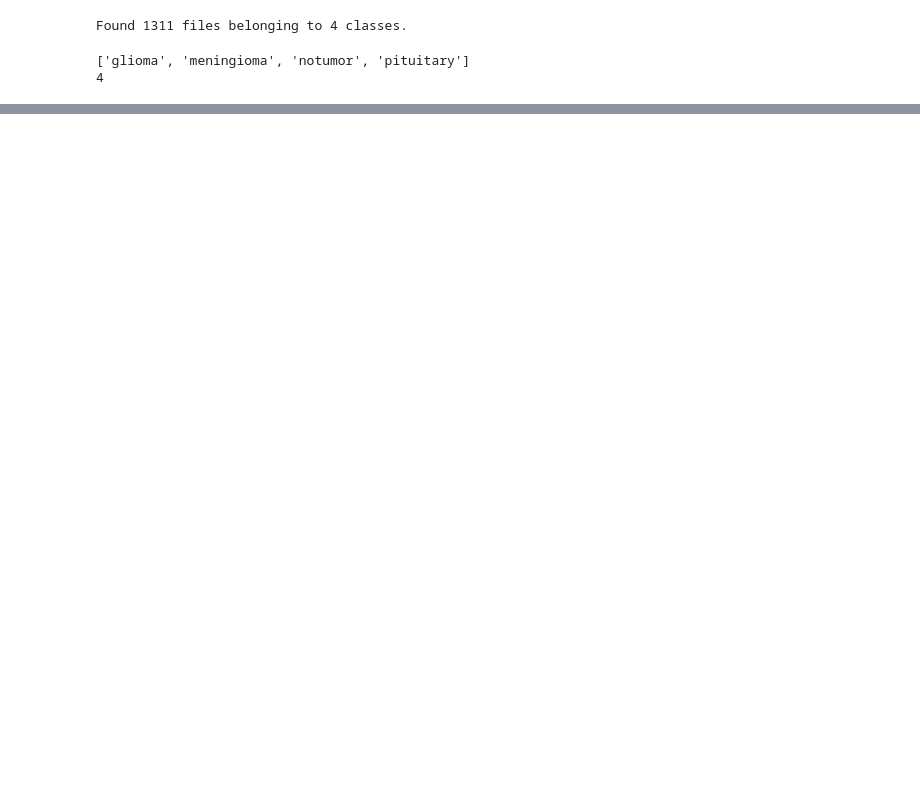
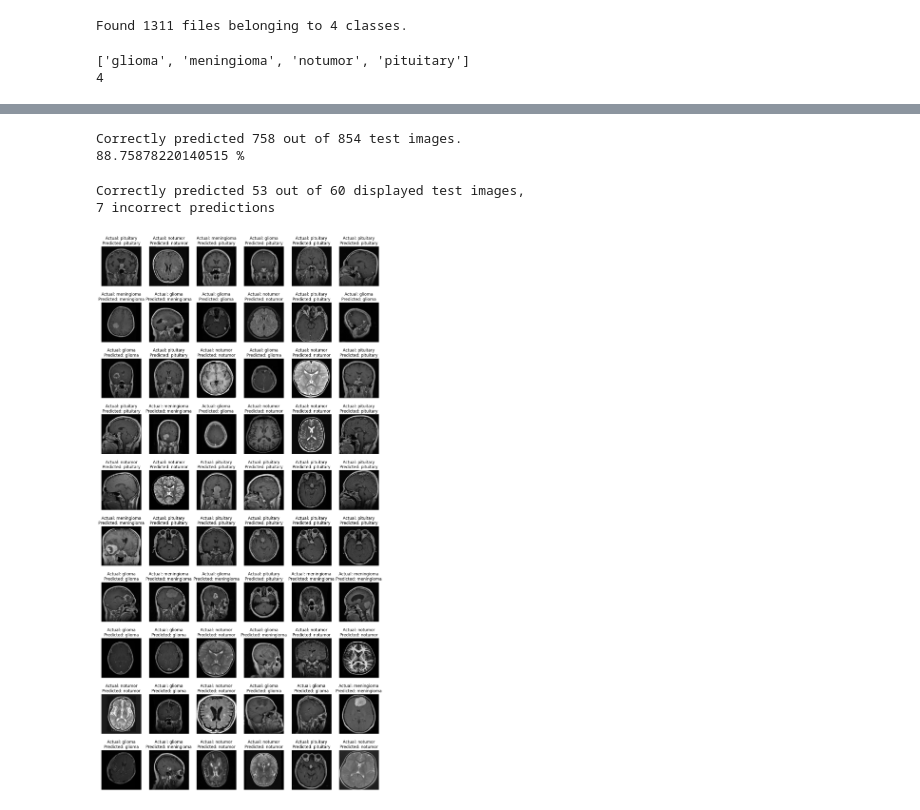
Before and after one commit to Bryteog/Brain-Tumor-Classification, a Jupyter notebook: model/main_v3.ipynb, the cells around one changed output, grey strips where cells are left out. Drawn from its saved outputs; the diff is of its cells as text; code cells hidden in the pictures; blank space fills up the shorter version.

```diff
--- a/model/main_v3.ipynb
+++ b/model/main_v3.ipynb
@@ -285,0 +242,7 @@ for images, labels in test_set.take(1):
+# %%
+g_label = [0] * len(g_t)
+m_label = [1] * len(m_g)
+n_label = [2] * len(n_t)
+p_label = [3] * len(p_t)
+
+label = g_label + m_label + n_label + p_label
@@ -285,0 +295,3 @@ for images, labels in test_set.take(1):
+# %%
+y_pred = model.predict(X_train)
+y_pred_label = [np.argmax(i) for i in y_pred]
@@ -285,0 +305,30 @@ for images, labels in test_set.take(1):
+# %%
+elem = 0
+for x, y in zip(a, b):
+    if x == y:
+        elem += 1
+print(f"Correctly predicted {elem} out of {len(a)} test images.")
+print(f"{(elem / len(a)) * 100} %")
+# %% [output]
+Correctly predicted 758 out of 854 test images.
+88.75878220140515 %
+# %%
+correct_count = 0
+total = 60
+incorrect_count = 0
+
+plt.figure(figsize=(15, 30))
+for i in range(0, total):
+    plt.subplot(10, 6, i + 1)
+    plt.imshow(X_train[i])
+    plt.title(f"Actual: {class_labels[y_train[i]]}\nPredicted: {class_labels[y_pred_label[i]]}")
+    plt.axis("off")
+    if class_labels[y_train[i]] == class_labels[y_pred_label[i]]:
+        correct_count += 1
+    else:
+        incorrect_count += 1
+print(f"Correctly predicted {correct_count} out of {total} displayed test images,\n{incorrect_count} incorrect predictions")
+# %% [output]
+Correctly predicted 53 out of 60 displayed test images,
+7 incorrect predictions
+[figure, added]
```
Also changed, not shown: parts of 32 cells of this notebook, 1 other file.
